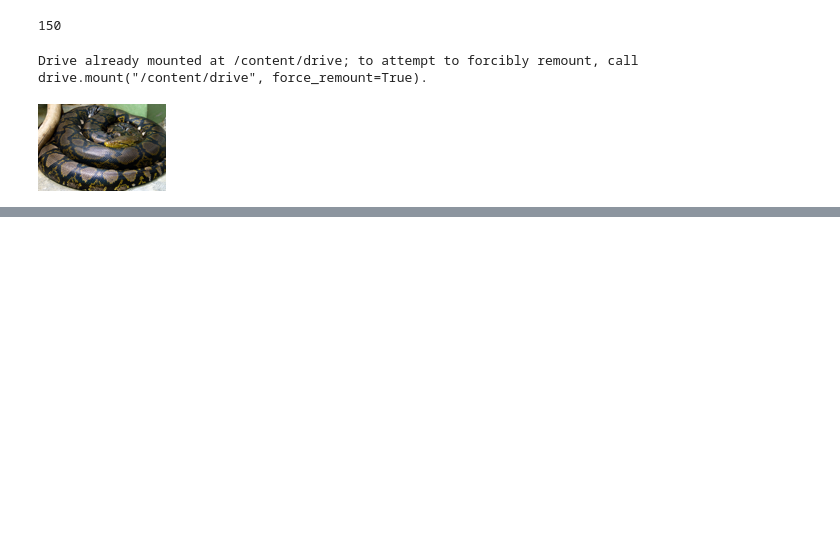
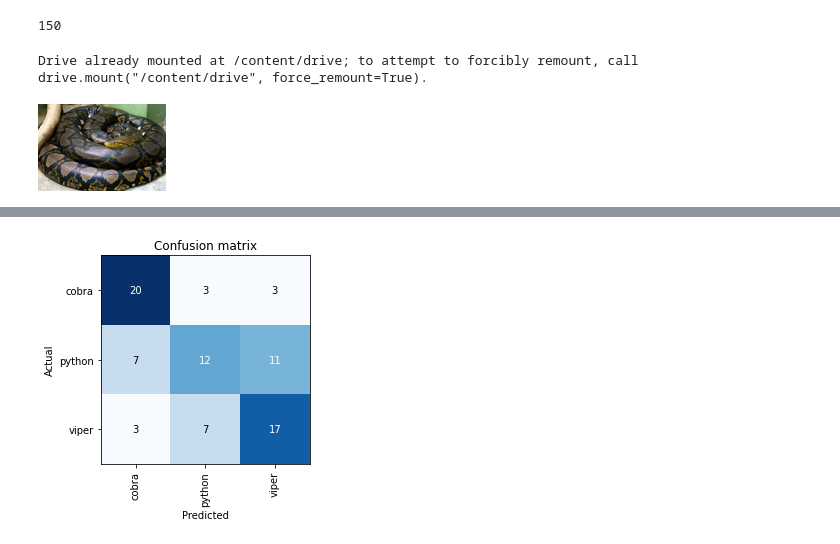
Before and after one commit to sidneyarcidiacono/fastai-practical-deep-learning, a Jupyter notebook: notebooks/snake_classifier.ipynb, the cells around one changed output, grey strips where cells are left out. Saved outputs shown, nothing was run; the diff lists cells and outputs as text; code cells hidden in the pictures; blank space fills up the shorter version.

```diff
--- a/notebooks/snake_classifier.ipynb
+++ b/notebooks/snake_classifier.ipynb
@@ -49,0 +86,3 @@ if not path.exists():
+# %%
+learn = cnn_learner(dls, resnet18, metrics=error_rate)
+learn.fine_tune(4)
@@ -49,0 +97,4 @@ if not path.exists():
+# %%
+interp = ClassificationInterpretation.from_learner(learn)
+interp.plot_confusion_matrix()
+# %% [output]
@@ -49,0 +102 @@ if not path.exists():
+[figure, added]
```
Also changed, not shown: parts of 15 cells of this notebook.
